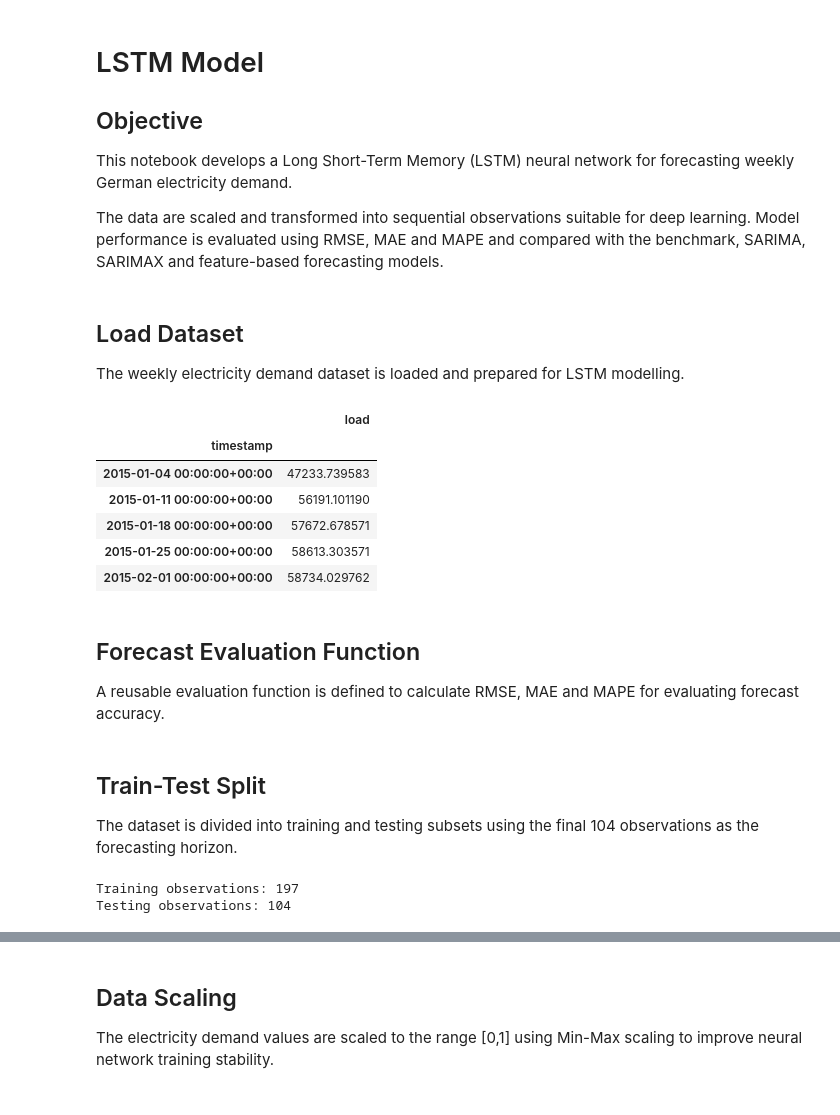
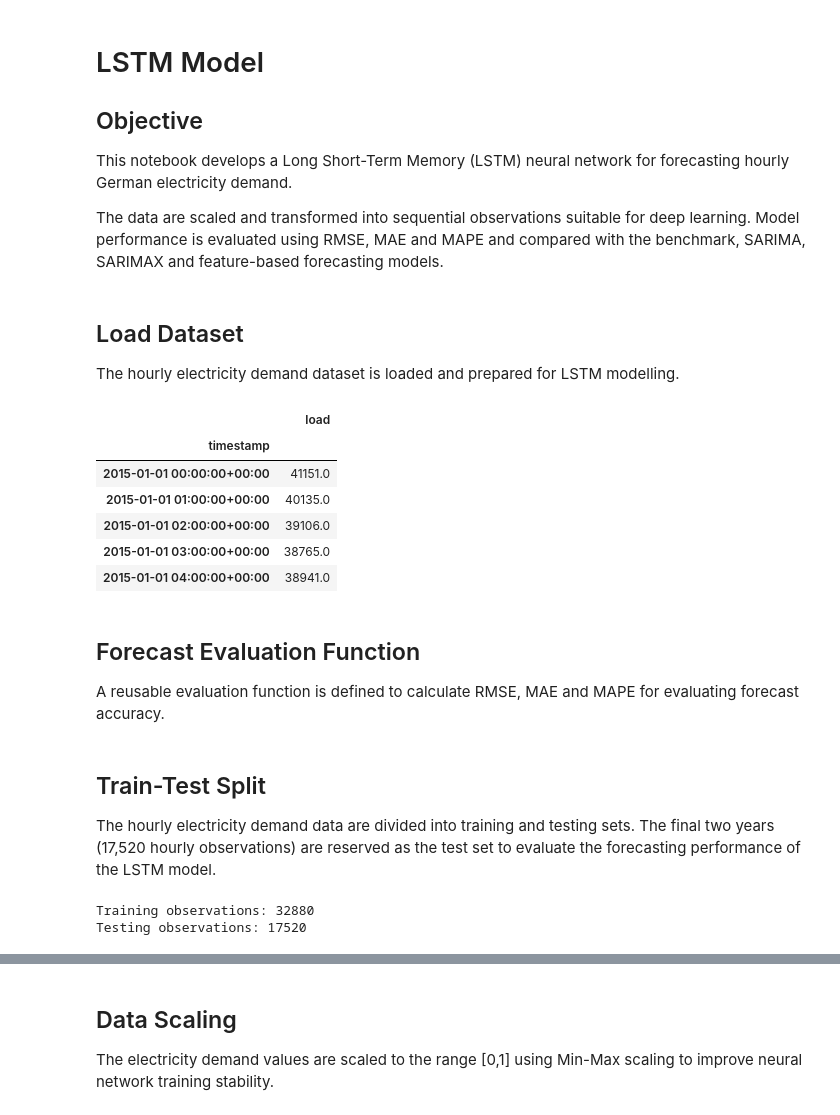
Before and after one commit to dekshinaudayan/german-electricity-demand-forecasting, a Jupyter notebook: notebooks/07_LSTM_Model.ipynb, the cells around one changed output, grey strips where cells are left out. Drawn from its saved outputs; the diff is of its cells as text; code cells hidden in the pictures.

```diff
--- a/notebooks/07_LSTM_Model.ipynb
+++ b/notebooks/07_LSTM_Model.ipynb
@@ -3,7 +3,7 @@
 
 ## Objective
 
-This notebook develops a Long Short-Term Memory (LSTM) neural network for forecasting weekly German electricity demand.
+This notebook develops a Long Short-Term Memory (LSTM) neural network for forecasting hourly German electricity demand.
 
 The data are scaled and transformed into sequential observations suitable for deep learning. Model performance is evaluated using RMSE, MAE and MAPE and compared with the benchmark, SARIMA, SARIMAX and feature-based forecasting models.
 # %%
@@ -22,23 +22,25 @@ from tensorflow.keras.layers import LSTM, Dense
 # %% [markdown]
 ## Load Dataset
 
-The weekly electricity demand dataset is loaded and prepared for LSTM modelling.
+The hourly electricity demand dataset is loaded and prepared for LSTM modelling.
 # %%
-weekly_load = pd.read_csv(
-    "weekly_load.csv",
-    index_col=0,
+# Load hourly electricity demand data
+
+hourly_load = pd.read_csv(
+    "/content/hourly_load.csv",
+    index_col="timestamp",
     parse_dates=True
 )
 
-weekly_load.head()
+hourly_load.head()
 # %% [output]
 |  | load |
 | timestamp |  |
-| 2015-01-04 00:00:00+00:00 | 47233.739583 |
-| 2015-01-11 00:00:00+00:00 | 56191.101190 |
-| 2015-01-18 00:00:00+00:00 | 57672.678571 |
-| 2015-01-25 00:00:00+00:00 | 58613.303571 |
-| 2015-02-01 00:00:00+00:00 | 58734.029762 |
+| 2015-01-01 00:00:00+00:00 | 41151.0 |
+| 2015-01-01 01:00:00+00:00 | 40135.0 |
+| 2015-01-01 02:00:00+00:00 | 39106.0 |
+| 2015-01-01 03:00:00+00:00 | 38765.0 |
+| 2015-01-01 04:00:00+00:00 | 38941.0 |
 # %% [markdown]
 ## Forecast Evaluation Function
 
@@ -58,16 +60,18 @@ def evaluate_forecast(actual, forecast):
 # %% [markdown]
 ## Train-Test Split
 
-The dataset is divided into training and testing subsets using the final 104 observations as the forecasting horizon.
+The hourly electricity demand data are divided into training and testing sets. The final two years (17,520 hourly observations) are reserved as the test set to evaluate the forecasting performance of the LSTM model.
 # %%
-forecast_horizon = 104
+# Reserve the last two years of hourly data for testing
 
-train = weekly_load.iloc[:-forecast_horizon]
+forecast_horizon = 24 * 365 * 2   # 17,520 hours
 
-test = weekly_load.iloc[-forecast_horizon:]
+train = hourly_load.iloc[:-forecast_horizon]
+
+test = hourly_load.iloc[-forecast_horizon:]
 
 print("Training observations:", len(train))
 print("Testing observations:", len(test))
 # %% [output]
-Training observations: 197
-Testing observations: 104
+Training observations: 32880
+Testing observations: 17520
```
Also changed, not shown: parts of 19 cells of this notebook.
